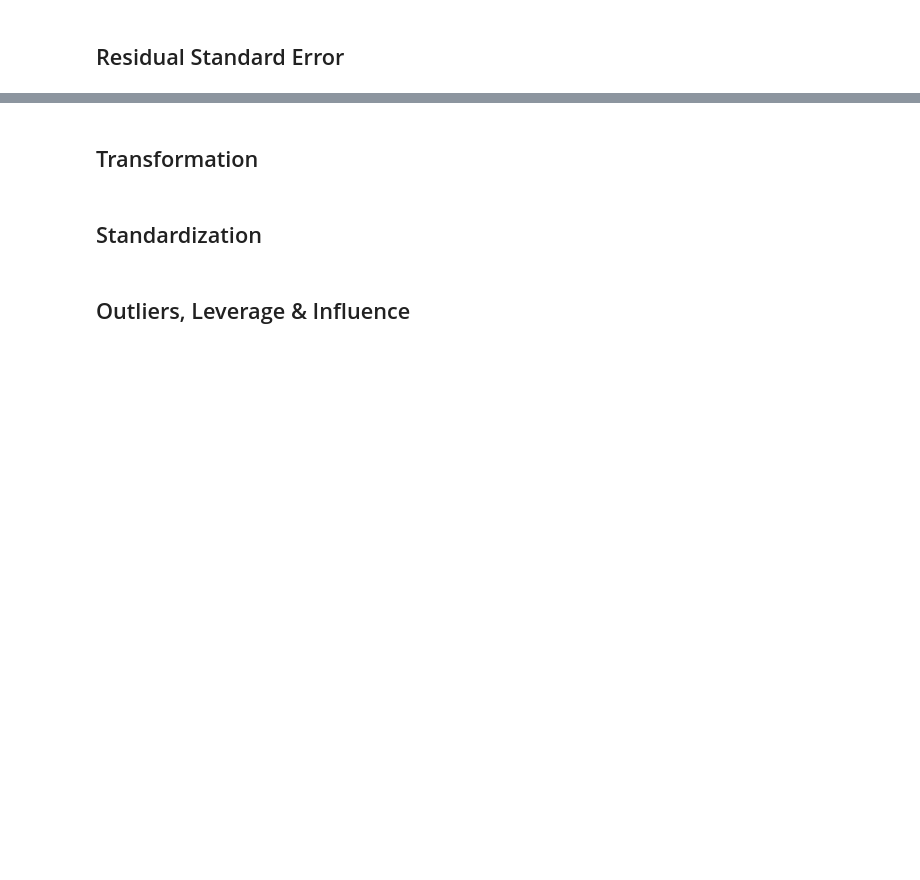
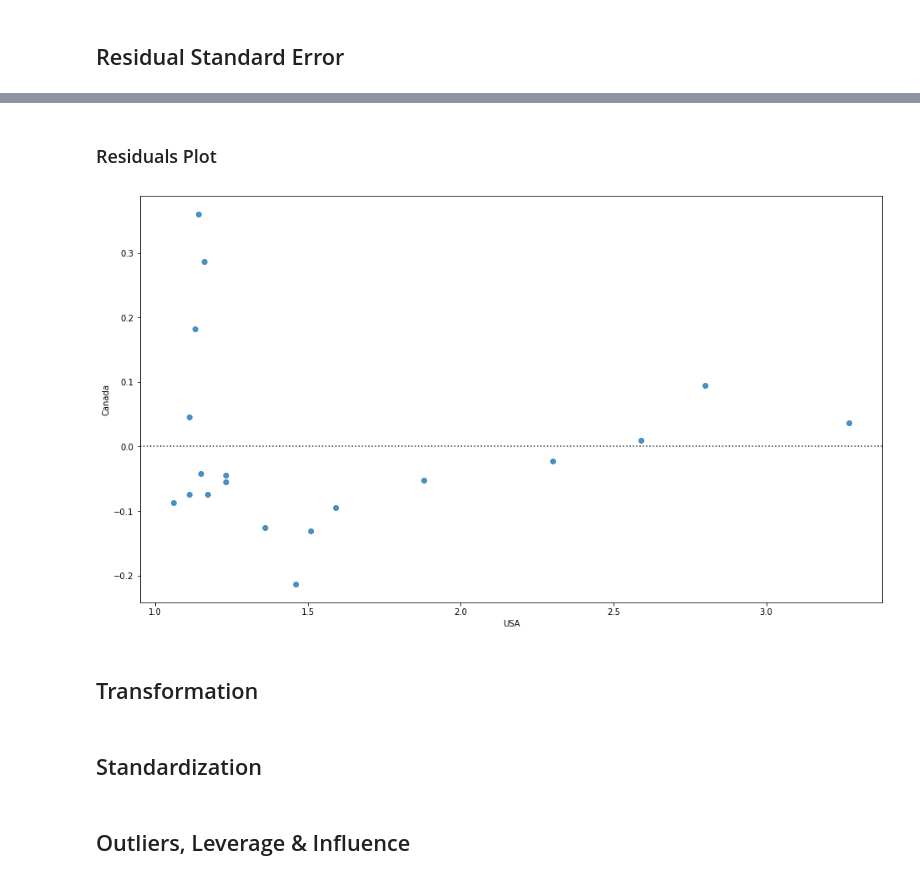
Before and after one commit to jonathanhild/notebooks, a Jupyter notebook: stats_linregression.ipynb, the cells around one changed output, grey strips where cells are left out. Cells and saved outputs as stored; diff of their text form; code cells hidden in the pictures; blank space fills up the shorter version.

```diff
--- a/stats_linregression.ipynb
+++ b/stats_linregression.ipynb
@@ -143,3 +249,11 @@ $$
+# %% [markdown]
+### Residuals Plot
+# %%
+plt.figure(figsize=(16,9))
+sns.residplot(x='USA', y='Canada', data=gas_prices)
+plt.show()
+# %% [output]
+[figure, added]
 # %% [markdown]
 ## Transformation
 # %% [markdown]
```
Also changed, not shown: parts of 18 cells of this notebook.
